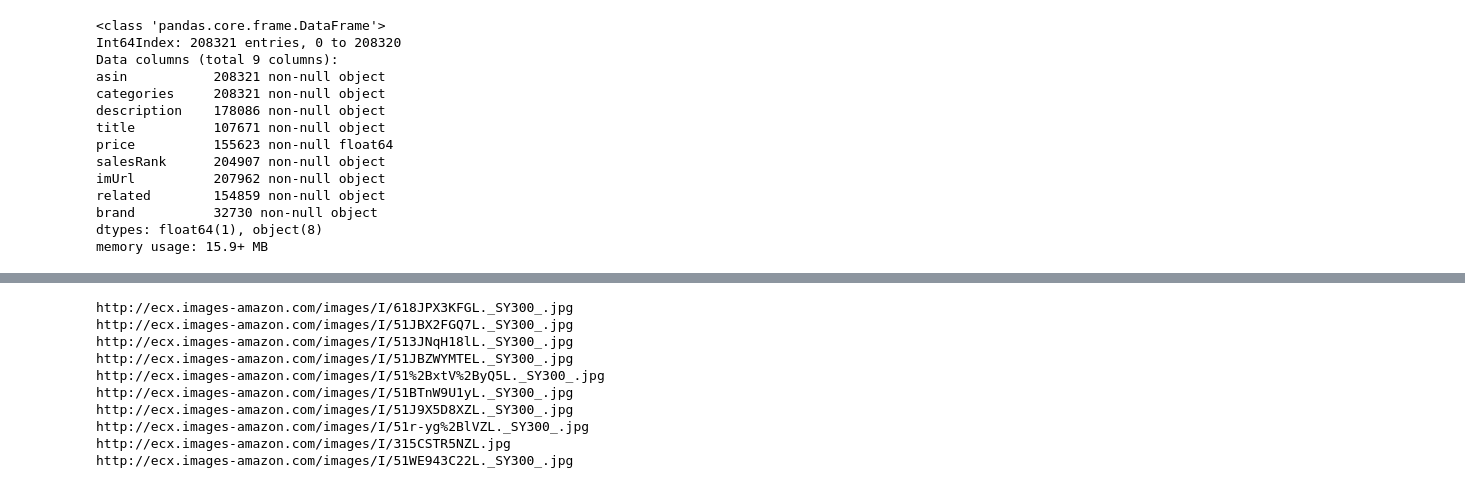
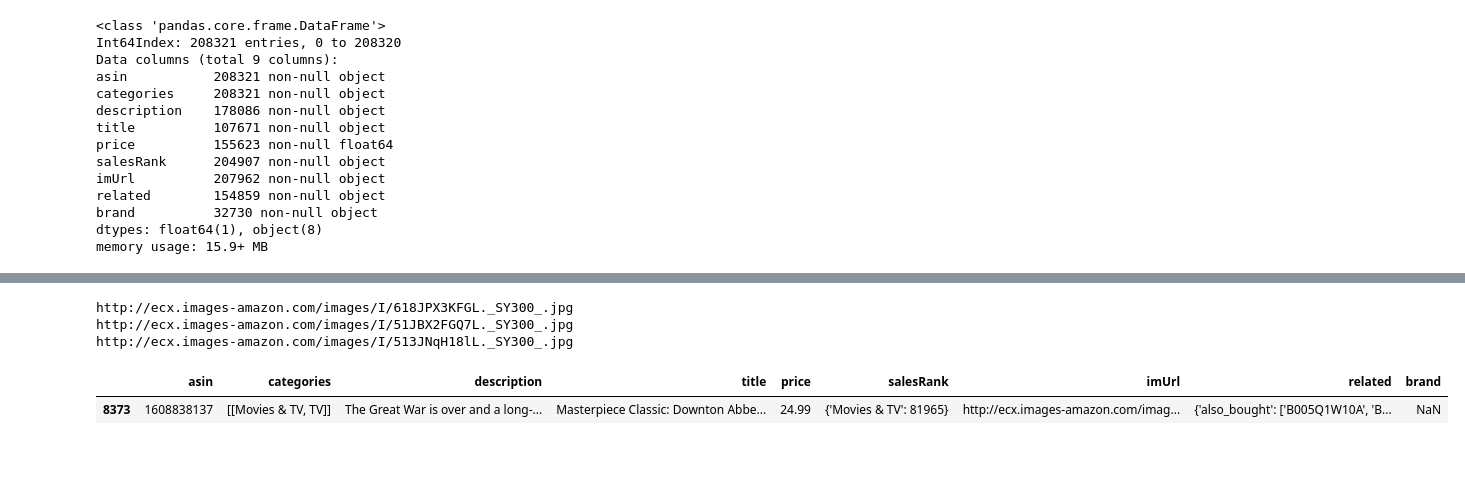
Before and after one commit to j-gd/movie_mood, a Jupyter notebook: notebooks/DataSetsReview.ipynb, the cells around one changed output, grey strips where cells are left out. Saved outputs shown, nothing was run; the diff lists cells and outputs as text; code cells hidden in the pictures; blank space fills up the shorter version.

```diff
--- a/notebooks/DataSetsReview.ipynb
+++ b/notebooks/DataSetsReview.ipynb
@@ -115,14 +95,14 @@ Knots Landing: The Complete First  Season
 # %%
-for i in range(90000, 90010):
+# Images links seem to work
+for i in range(90000, 90003):
  print(df['imUrl'].iloc[i])
 # %% [output]
 http://ecx.images-amazon.com/images/I/618JPX3KFGL._SY300_.jpg
 http://ecx.images-amazon.com/images/I/51JBX2FGQ7L._SY300_.jpg
 http://ecx.images-amazon.com/images/I/513JNqH18lL._SY300_.jpg
-http://ecx.images-amazon.com/images/I/51JBZWYMTEL._SY300_.jpg
-http://ecx.images-amazon.com/images/I/51%2BxtV%2ByQ5L._SY300_.jpg
-http://ecx.images-amazon.com/images/I/51BTnW9U1yL._SY300_.jpg
-http://ecx.images-amazon.com/images/I/51J9X5D8XZL._SY300_.jpg
-http://ecx.images-amazon.com/images/I/51r-yg%2BlVZL._SY300_.jpg
-http://ecx.images-amazon.com/images/I/315CSTR5NZL.jpg
-http://ecx.images-amazon.com/images/I/51WE943C22L._SY300_.jpg
+# %%
+# Top title by number of ratings
+df[df['asin'] == '1608838137']
+# %% [output]
+|  | asin | categories | description | title | price | salesRank | imUrl | related | brand |
+| 8373 | 1608838137 | [[Movies & TV, TV]] | The Great War is over and a long-... | Masterpiece Classic: Downton Abbe... | 24.99 | {'Movies & TV': 81965} | http://ecx.images-amazon.com/imag... | {'also_bought': ['B005Q1W10A', 'B... | NaN |
```
Also changed, not shown: parts of 2 cells of this notebook, 2 other files.
